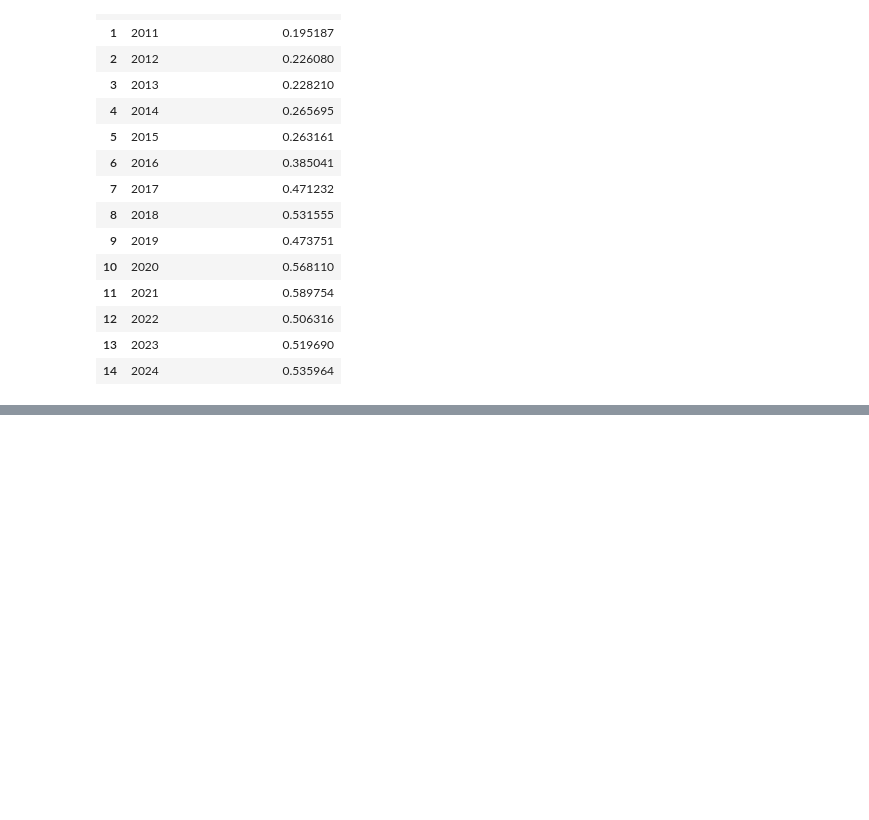
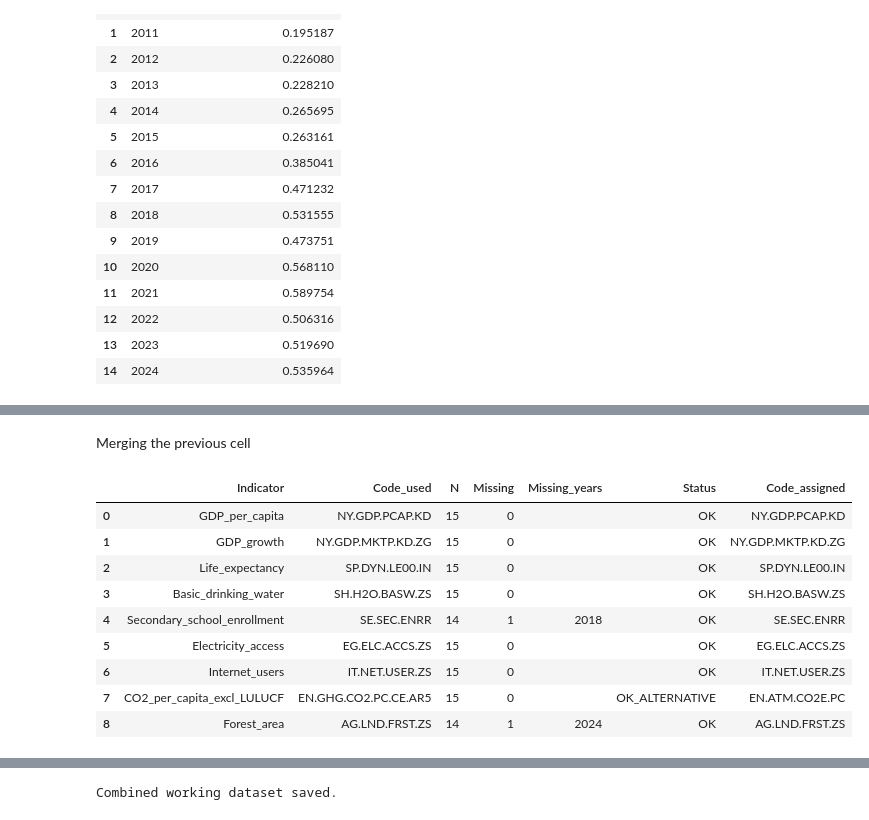
Before and after one commit to rbhdsks/HS-Statistical-Inference-Assignment-2026, a Jupyter notebook: notebooks/01_data_download_and_quality.ipynb, the cells around one changed output, grey strips where cells are left out. Drawn from its saved outputs; the diff is of its cells as text; code cells hidden in the pictures; blank space fills up the shorter version.

Commit message:
data collection part completed

```diff
--- a/notebooks/01_data_download_and_quality.ipynb
+++ b/notebooks/01_data_download_and_quality.ipynb
@@ -411,0 +492,67 @@ Available CO2 observations: 15 / 15
+# %% [markdown]
+Merging the previous cell
+# %%
+CO2_COLUMN = "CO2_per_capita_excl_LULUCF"
+CO2_CODE = "EN.GHG.CO2.PC.CE.AR5"
+
+# Working dataset mein empty legacy CO2 column hata kar
+# downloaded candidate series ko Year se match karo.
+nepal_working = (
+    nepal.drop(columns=["CO2_per_capita"])
+    .merge(
+        co2_candidate[["Year", CO2_COLUMN]],
+        on="Year",
+        how="left",
+        validate="one_to_one",
+    )
+)
+
+# Working dataset ki coverage mein actual code record karo.
+coverage_working = coverage.copy()
+coverage_working = coverage_working.rename(
+    columns={"Code": "Code_used"}
+)
+coverage_working["Code_assigned"] = coverage_working["Code_used"]
+
+co2_row = coverage_working["Indicator"].eq("CO2_per_capita")
+
+n = int(nepal_working[CO2_COLUMN].notna().sum())
+missing_years = nepal_working.loc[
+    nepal_working[CO2_COLUMN].isna(), "Year"
+].tolist()
+
+coverage_working.loc[co2_row, "Indicator"] = CO2_COLUMN
+coverage_working.loc[co2_row, "Code_used"] = CO2_CODE
+coverage_working.loc[co2_row, "N"] = n
+coverage_working.loc[co2_row, "Missing"] = len(nepal_working) - n
+coverage_working.loc[co2_row, "Missing_years"] = ", ".join(
+    map(str, missing_years)
+)
+coverage_working.loc[co2_row, "Status"] = "OK_ALTERNATIVE"
+
+# Combined working dataset aur updated coverage save karo.
+nepal_working.to_csv(
+    ROOT / "data" / "processed" / "nepal_wdi_2010_2024_working.csv",
+    index=False,
+)
+
+coverage_working.to_csv(
+    ROOT / "results" / "tables" / "working_data_coverage.csv",
+    index=False,
+)
+
+display(coverage_working)
+display(nepal_working[["Year", "GDP_per_capita", CO2_COLUMN]])
+
+print("Combined working dataset saved.")
+# %% [output]
+|  | Indicator | Code_used | N | Missing | Missing_years | Status | Code_assigned |
+| 0 | GDP_per_capita | NY.GDP.PCAP.KD | 15 | 0 |  | OK | NY.GDP.PCAP.KD |
+| 1 | GDP_growth | NY.GDP.MKTP.KD.ZG | 15 | 0 |  | OK | NY.GDP.MKTP.KD.ZG |
+| 2 | Life_expectancy | SP.DYN.LE00.IN | 15 | 0 |  | OK | SP.DYN.LE00.IN |
+| 3 | Basic_drinking_water | SH.H2O.BASW.ZS | 15 | 0 |  | OK | SH.H2O.BASW.ZS |
+| 4 | Secondary_school_enrollment | SE.SEC.ENRR | 14 | 1 | 2018 | OK | SE.SEC.ENRR |
+| 5 | Electricity_access | EG.ELC.ACCS.ZS | 15 | 0 |  | OK | EG.ELC.ACCS.ZS |
+| 6 | Internet_users | IT.NET.USER.ZS | 15 | 0 |  | OK | IT.NET.USER.ZS |
+| 7 | CO2_per_capita_excl_LULUCF | EN.GHG.CO2.PC.CE.AR5 | 15 | 0 |  | OK_ALTERNATIVE | EN.ATM.CO2E.PC |
+| 8 | Forest_area | AG.LND.FRST.ZS | 14 | 1 | 2024 | OK | AG.LND.FRST.ZS |
@@ -411,0 +575 @@ Available CO2 observations: 15 / 15
+Combined working dataset saved.
```
Also changed, not shown: parts of 16 cells of this notebook, 16 other files.
